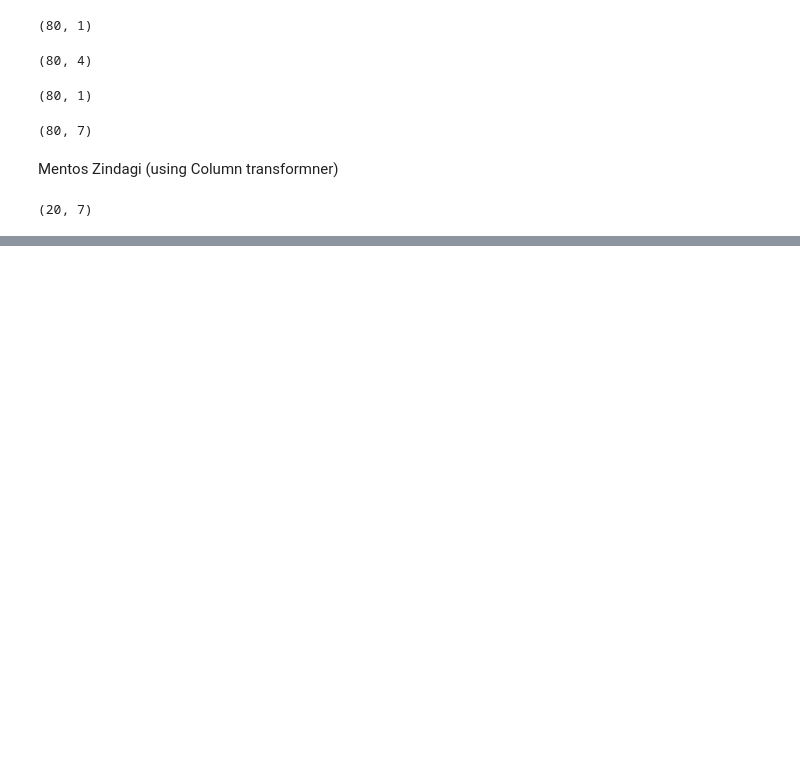
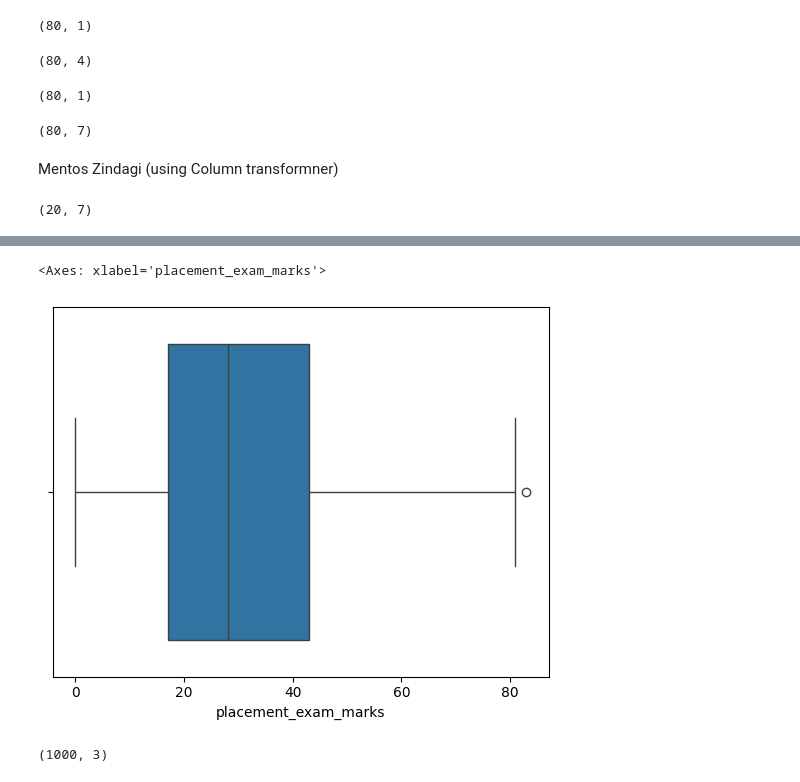
Before and after one commit to saransh437/Feature_engineering, a Jupyter notebook: feature_eng_process.ipynb, the cells around one changed output, grey strips where cells are left out. Drawn from its saved outputs; the diff is of its cells as text; code cells hidden in the pictures; blank space fills up the shorter version.

```diff
--- a/feature_eng_process.ipynb
+++ b/feature_eng_process.ipynb
@@ -370,0 +471,5 @@ transformer.fit_transform(X_train).shape
+# %%
+sns.boxplot(x = new_df['placement_exam_marks'])
+# %% [output]
+<Axes: xlabel='placement_exam_marks'>
+[figure, added]
@@ -370,0 +489,4 @@ transformer.fit_transform(X_train).shape
+# %%
+new_df_cap.shape
+# %% [output]
+(1000, 3)
```
Also changed, not shown: parts of 28 cells of this notebook.
